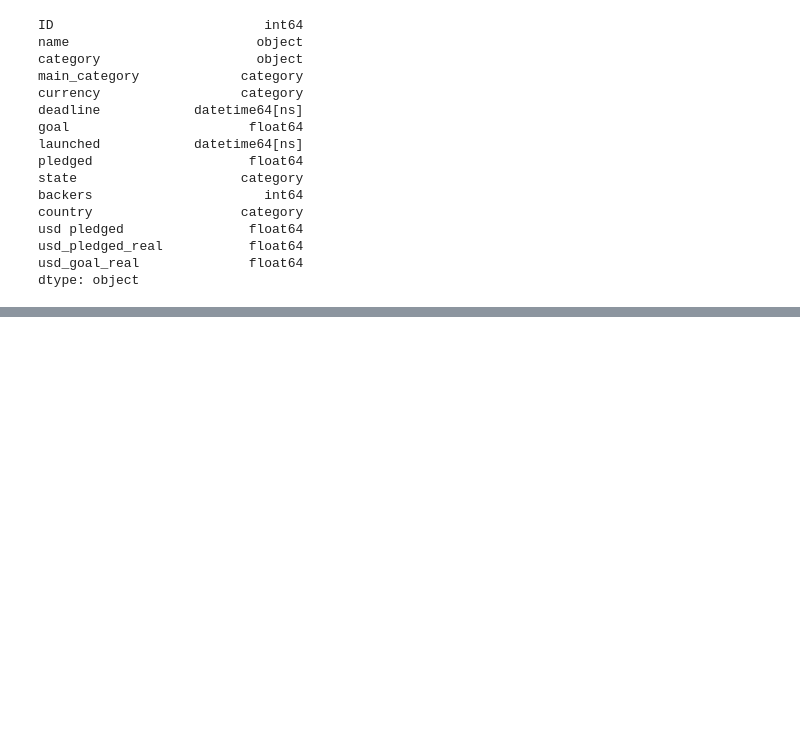
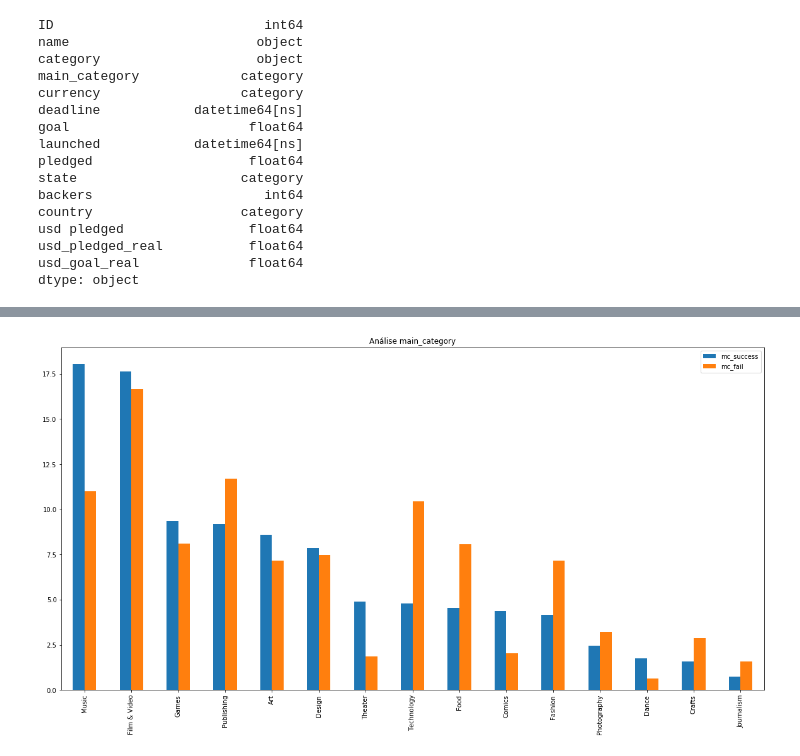
Before and after one commit to jotapsmo/Projeto-2---CDados, a Jupyter notebook: projeto 2.ipynb, the cells around one changed output, grey strips where cells are left out. Saved outputs shown, nothing was run; the diff lists cells and outputs as text; code cells hidden in the pictures; blank space fills up the shorter version.

Commit message:
Análise das variáveis qualitativas

```diff
--- a/projeto 2.ipynb
+++ b/projeto 2.ipynb
@@ -132,0 +137,10 @@ dataset
+# %%
+mc = pd.DataFrame()
+mc['mc_success'] = dataset.loc[filtra_sucesso,'main_category'].value_counts(normalize = 'index')*100
+mc['mc_fail'] = dataset.loc[filtra_falha,'main_category'].value_counts(normalize = 'index')*100
+
+fig = plt.figure(figsize=(20, 10))
+ax1 = fig.add_subplot()
+analise_mc = mc.plot.bar(ax = ax1, title = 'Análise main_category')
+# %% [output]
+[figure, added]
```
Also changed, not shown: parts of 8 cells of this notebook.
